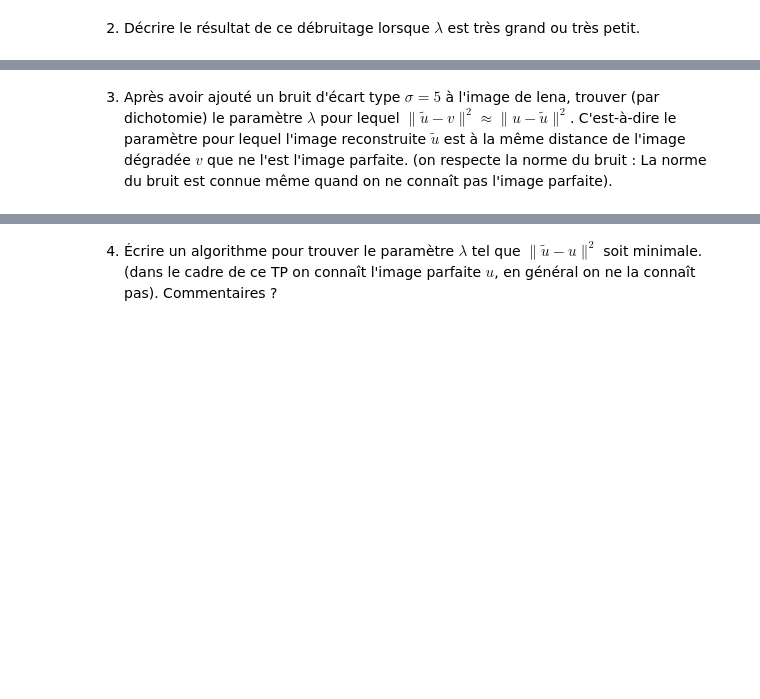
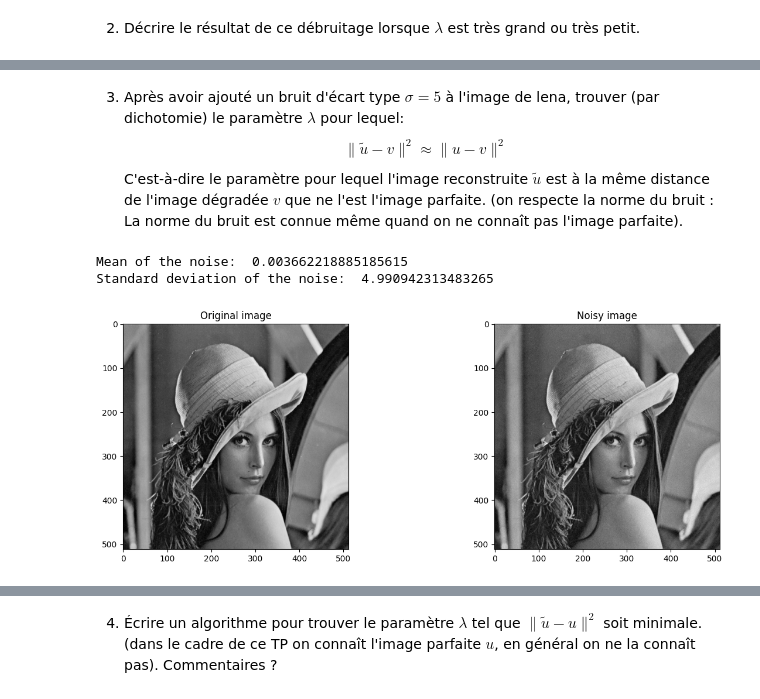
Before and after one commit to dftorresro/IMA203---TP2-M-thodes-Variationnelles, a Jupyter notebook: tp_ima203_variatio.ipynb, the cells around one changed output, grey strips where cells are left out. Drawn from its saved outputs; the diff is of its cells as text; code cells hidden in the pictures; blank space fills up the shorter version.

```diff
--- a/tp_ima203_variatio.ipynb
+++ b/tp_ima203_variatio.ipynb
@@ -499,2 +544,22 @@ plt.plot(lambdas[errors.argmin()], min_error, 'ro')
 # %% [markdown]
-3.  Après avoir ajouté un bruit d'écart type $\sigma = 5$ à l'image de lena, trouver (par dichotomie) le paramètre $\lambda$ pour lequel $\| \tilde{u} - v \|^2 \approx \| u - \tilde{u} \|^2$. C'est-à-dire le paramètre pour lequel l'image reconstruite $\tilde{u}$ est à la même distance de l'image dégradée $v$ que ne l'est l'image parfaite. (on respecte la norme du bruit : La norme du bruit est connue même quand on ne connaît pas l'image parfaite).
+3.  Après avoir ajouté un bruit d'écart type $\sigma = 5$ à l'image de lena, trouver (par dichotomie) le paramètre $\lambda$ pour lequel:
+  $$\| \tilde{u} - v \|^2 \approx \| u - v \|^2$$
+C'est-à-dire le paramètre pour lequel l'image reconstruite $\tilde{u}$ est à la même distance de l'image dégradée $v$ que ne l'est l'image parfaite. (on respecte la norme du bruit : La norme du bruit est connue même quand on ne connaît pas l'image parfaite).
+# %%
+# Adding a gaussian noise to the image of standard deviation 5
+std = 5
+im5 = degrade_image(im, std)
+
+# Ploting the two images
+plt.figure(figsize=(15,5))
+plt.subplot(121)
+plt.imshow(im, cmap='gray')
+plt.title('Original image')
+plt.subplot(122)
+plt.imshow(im25, cmap='gray')
+plt.title('Noisy image')
+plt.show()
+# %% [output]
+Mean of the noise:  0.003662218885185615
+Standard deviation of the noise:  4.990942313483265
+[figure, added]
```
Also changed, not shown: parts of 10 cells of this notebook.
